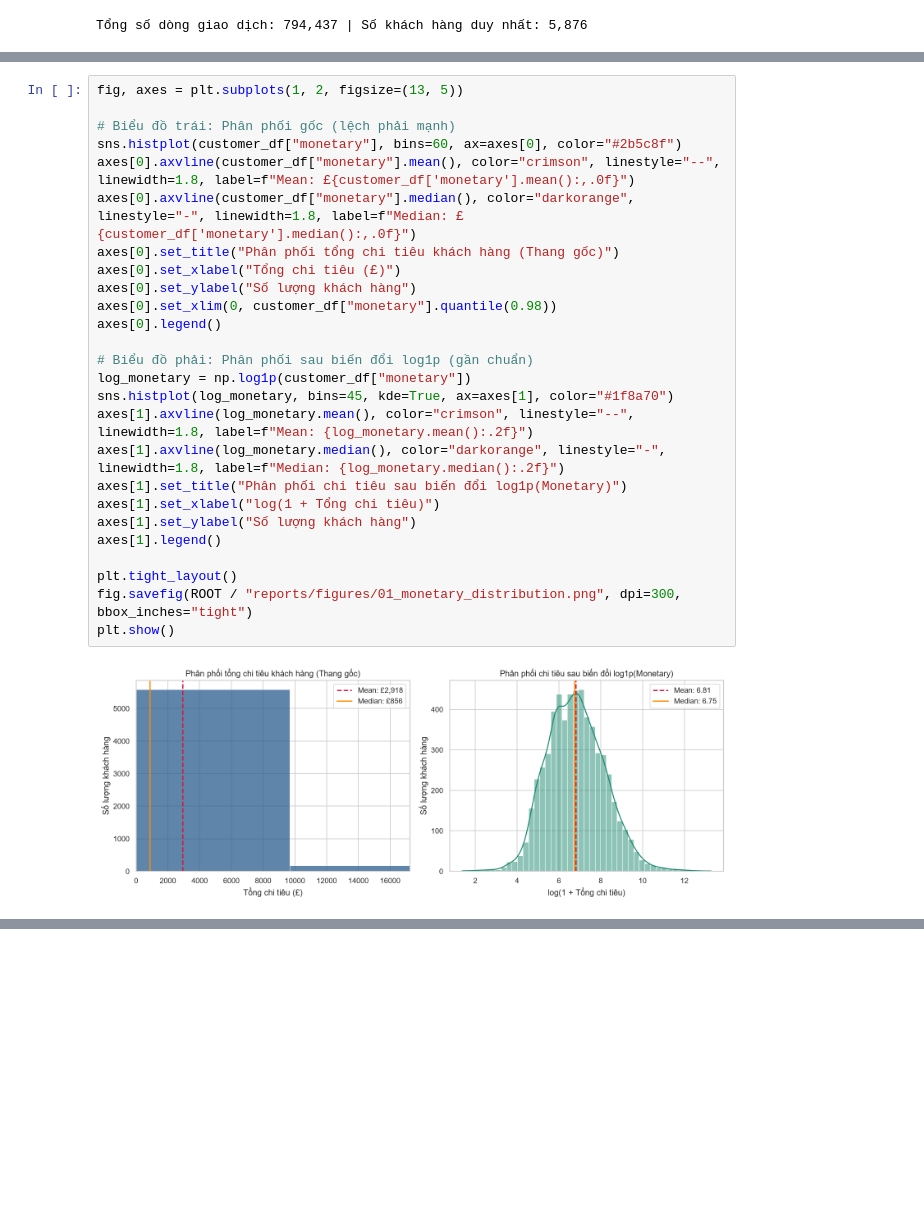
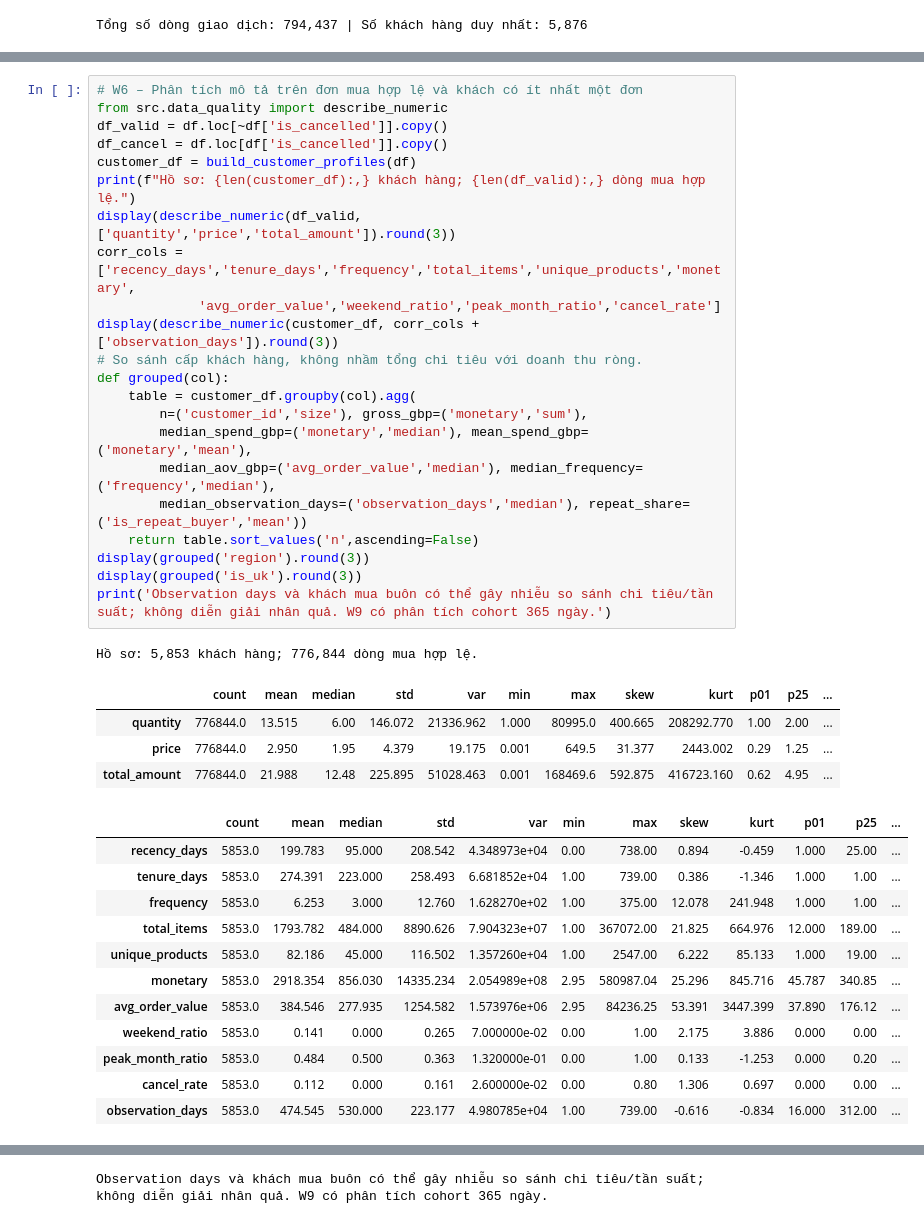
Before and after one commit to huybel2012/ecommerce-behavior-analysis, a Jupyter notebook: notebooks/02_exploratory_data_analysis.ipynb, the cells around one changed output, grey strips where cells are left out. Drawn from its saved outputs; the diff is of its cells as text; blank space fills up the shorter version.

```diff
--- a/notebooks/02_exploratory_data_analysis.ipynb
+++ b/notebooks/02_exploratory_data_analysis.ipynb
@@ -55,28 +24,40 @@ Hồ sơ hành vi khách hàng: 5,853 khách hàng, 21 đặc trưng
-# %%
-fig, axes = plt.subplots(1, 2, figsize=(13, 5))
-
-# Biểu đồ trái: Phân phối gốc (lệch phải mạnh)
-sns.histplot(customer_df["monetary"], bins=60, ax=axes[0], color="#2b5c8f")
-axes[0].axvline(customer_df["monetary"].mean(), color="crimson", linestyle="--", linewidth=1.8, label=f"Mean: £{customer_df['monetary'].mean():,.0f}")
-axes[0].axvline(customer_df["monetary"].median(), color="darkorange", linestyle="-", linewidth=1.8, label=f"Median: £{customer_df['monetary'].median():,.0f}")
-axes[0].set_title("Phân phối tổng chi tiêu khách hàng (Thang gốc)")
-axes[0].set_xlabel("Tổng chi tiêu (£)")
-axes[0].set_ylabel("Số lượng khách hàng")
-axes[0].set_xlim(0, customer_df["monetary"].quantile(0.98))
-axes[0].legend()
-
-# Biểu đồ phải: Phân phối sau biến đổi log1p (gần chuẩn)
-log_monetary = np.log1p(customer_df["monetary"])
-sns.histplot(log_monetary, bins=45, kde=True, ax=axes[1], color="#1f8a70")
-axes[1].axvline(log_monetary.mean(), color="crimson", linestyle="--", linewidth=1.8, label=f"Mean: {log_monetary.mean():.2f}")
-axes[1].axvline(log_monetary.median(), color="darkorange", linestyle="-", linewidth=1.8, label=f"Median: {log_monetary.median():.2f}")
-axes[1].set_title("Phân phối chi tiêu sau biến đổi log1p(Monetary)")
-axes[1].set_xlabel("log(1 + Tổng chi tiêu)")
-axes[1].set_ylabel("Số lượng khách hàng")
-axes[1].legend()
-
-plt.tight_layout()
-fig.savefig(ROOT / "reports/figures/01_monetary_distribution.png", dpi=300, bbox_inches="tight")
-plt.show()
-# %% [output]
-[figure, removed]
+# %%
+# W6 – Phân tích mô tả trên đơn mua hợp lệ và khách có ít nhất một đơn
+from src.data_quality import describe_numeric
+df_valid = df.loc[~df['is_cancelled']].copy()
+df_cancel = df.loc[df['is_cancelled']].copy()
+customer_df = build_customer_profiles(df)
+print(f"Hồ sơ: {len(customer_df):,} khách hàng; {len(df_valid):,} dòng mua hợp lệ.")
+display(describe_numeric(df_valid, ['quantity','price','total_amount']).round(3))
+corr_cols = ['recency_days','tenure_days','frequency','total_items','unique_products','monetary',
+             'avg_order_value','weekend_ratio','peak_month_ratio','cancel_rate']
+display(describe_numeric(customer_df, corr_cols + ['observation_days']).round(3))
+# So sánh cấp khách hàng, không nhầm tổng chi tiêu với doanh thu ròng.
+def grouped(col):
+    table = customer_df.groupby(col).agg(
+        n=('customer_id','size'), gross_gbp=('monetary','sum'),
+        median_spend_gbp=('monetary','median'), mean_spend_gbp=('monetary','mean'),
+        median_aov_gbp=('avg_order_value','median'), median_frequency=('frequency','median'),
+        median_observation_days=('observation_days','median'), repeat_share=('is_repeat_buyer','mean'))
+    return table.sort_values('n',ascending=False)
+display(grouped('region').round(3))
+display(grouped('is_uk').round(3))
+print('Observation days và khách mua buôn có thể gây nhiễu so sánh chi tiêu/tần suất; không diễn giải nhân quả. W9 có phân tích cohort 365 ngày.')
+# %% [output]
+Hồ sơ: 5,853 khách hàng; 776,844 dòng mua hợp lệ.
+|  | count | mean | median | std | var | min | max | skew | kurt | p01 | p25 | ... |
+| quantity | 776844.0 | 13.515 | 6.00 | 146.072 | 21336.962 | 1.000 | 80995.0 | 400.665 | 208292.770 | 1.00 | 2.00 | ... |
+| price | 776844.0 | 2.950 | 1.95 | 4.379 | 19.175 | 0.001 | 649.5 | 31.377 | 2443.002 | 0.29 | 1.25 | ... |
+| total_amount | 776844.0 | 21.988 | 12.48 | 225.895 | 51028.463 | 0.001 | 168469.6 | 592.875 | 416723.160 | 0.62 | 4.95 | ... |
+|  | count | mean | median | std | var | min | max | skew | kurt | p01 | p25 | ... |
+| recency_days | 5853.0 | 199.783 | 95.000 | 208.542 | 4.348973e+04 | 0.00 | 738.00 | 0.894 | -0.459 | 1.000 | 25.00 | ... |
+| tenure_days | 5853.0 | 274.391 | 223.000 | 258.493 | 6.681852e+04 | 1.00 | 739.00 | 0.386 | -1.346 | 1.000 | 1.00 | ... |
+| frequency | 5853.0 | 6.253 | 3.000 | 12.760 | 1.628270e+02 | 1.00 | 375.00 | 12.078 | 241.948 | 1.000 | 1.00 | ... |
+| total_items | 5853.0 | 1793.782 | 484.000 | 8890.626 | 7.904323e+07 | 1.00 | 367072.00 | 21.825 | 664.976 | 12.000 | 189.00 | ... |
+| unique_products | 5853.0 | 82.186 | 45.000 | 116.502 | 1.357260e+04 | 1.00 | 2547.00 | 6.222 | 85.133 | 1.000 | 19.00 | ... |
+| monetary | 5853.0 | 2918.354 | 856.030 | 14335.234 | 2.054989e+08 | 2.95 | 580987.04 | 25.296 | 845.716 | 45.787 | 340.85 | ... |
+| avg_order_value | 5853.0 | 384.546 | 277.935 | 1254.582 | 1.573976e+06 | 2.95 | 84236.25 | 53.391 | 3447.399 | 37.890 | 176.12 | ... |
+| weekend_ratio | 5853.0 | 0.141 | 0.000 | 0.265 | 7.000000e-02 | 0.00 | 1.00 | 2.175 | 3.886 | 0.000 | 0.00 | ... |
+| peak_month_ratio | 5853.0 | 0.484 | 0.500 | 0.363 | 1.320000e-01 | 0.00 | 1.00 | 0.133 | -1.253 | 0.000 | 0.20 | ... |
+| cancel_rate | 5853.0 | 0.112 | 0.000 | 0.161 | 2.600000e-02 | 0.00 | 0.80 | 1.306 | 0.697 | 0.000 | 0.00 | ... |
+| observation_days | 5853.0 | 474.545 | 530.000 | 223.177 | 4.980785e+04 | 1.00 | 739.00 | -0.616 | -0.834 | 16.000 | 312.00 | ... |
@@ -82,0 +84 @@ plt.show()
+Observation days và khách mua buôn có thể gây nhiễu so sánh chi tiêu/tần suất; không diễn giải nhân quả. W9 có phân tích cohort 365 ngày.
```
Also changed, not shown: parts of 7 cells of this notebook, 16 other files.
